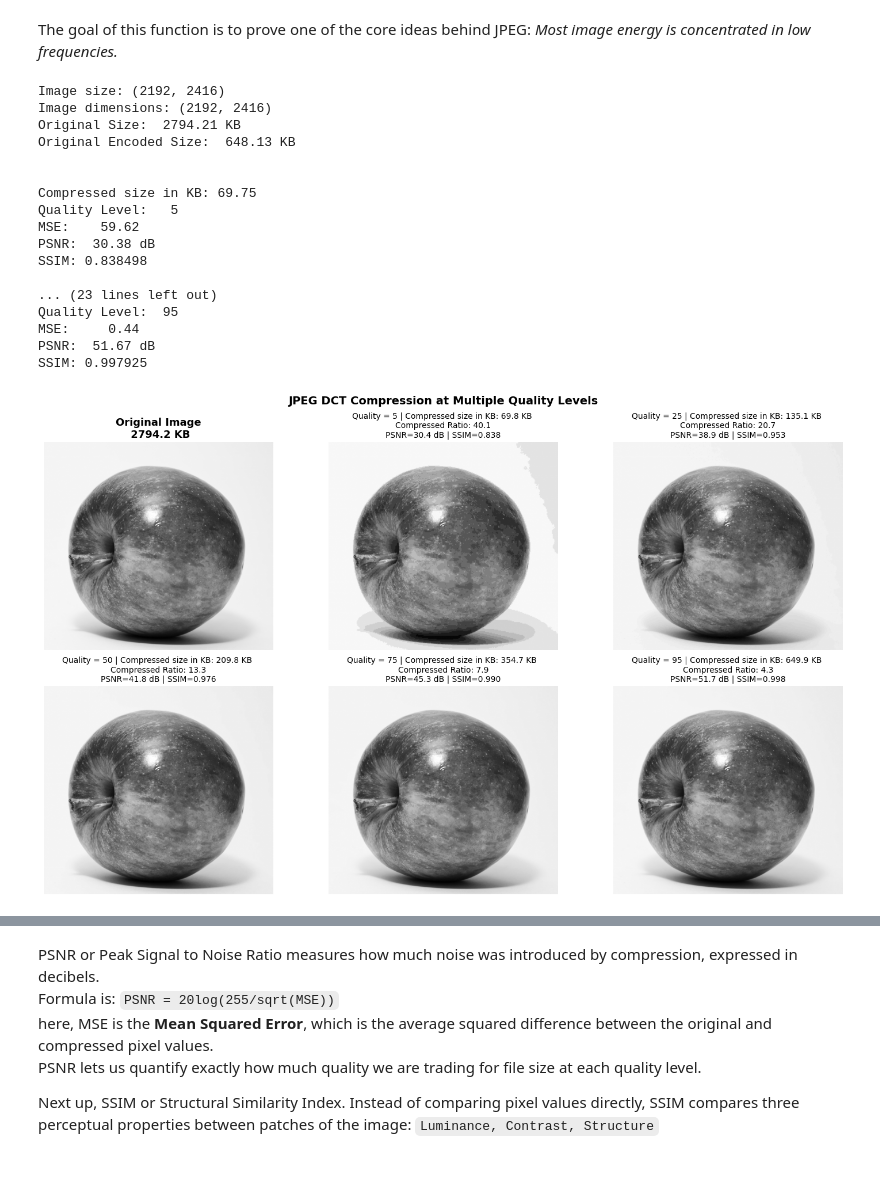
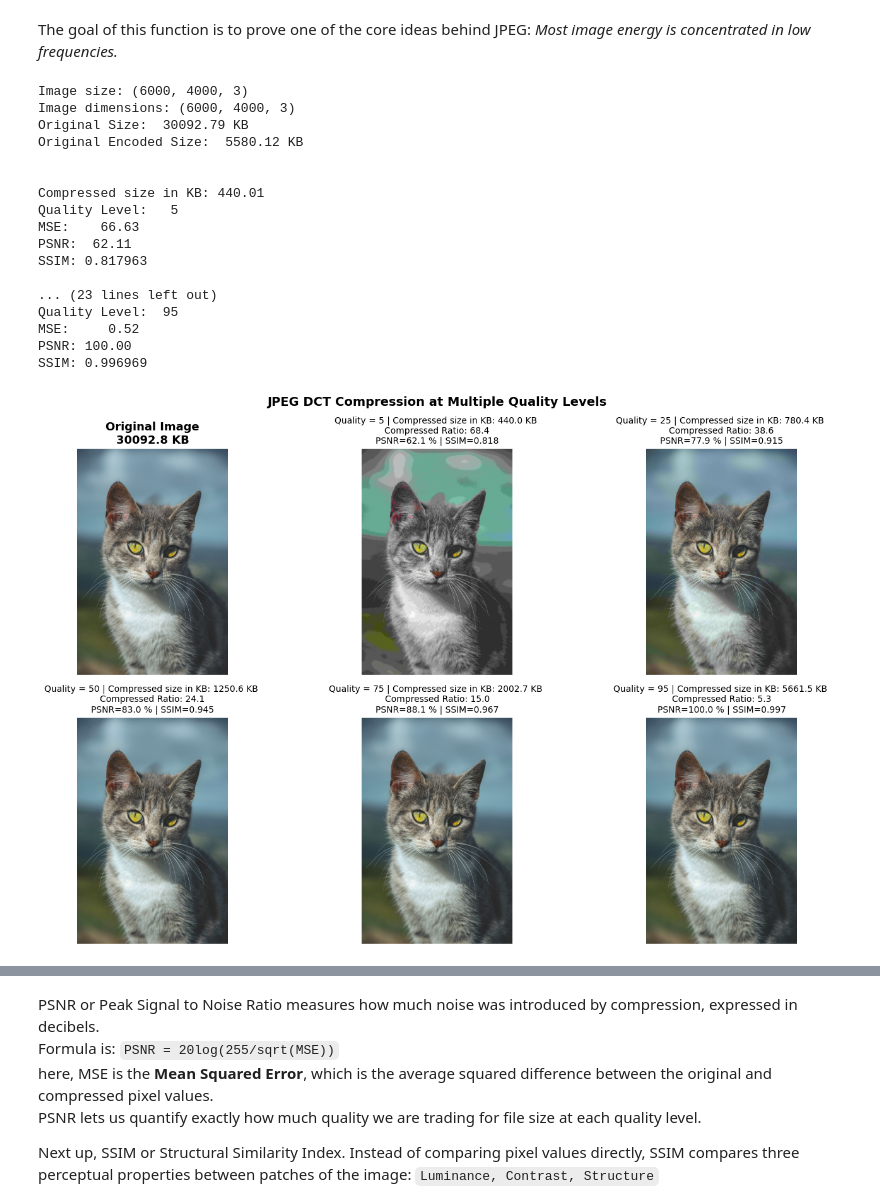
Before and after one commit to nuixyz/jpeg_compression_study, a Jupyter notebook: compressor.ipynb, the cells around one changed output, grey strips where cells are left out. Saved outputs shown, nothing was run; the diff lists cells and outputs as text; code cells hidden in the pictures; blank space fills up the shorter version.

```diff
--- a/compressor.ipynb
+++ b/compressor.ipynb
@@ -77,14 +99,15 @@ def compute_size(img_array, quality=95):
 # %%
-image = cv2.imread("images/sample.png", cv2.IMREAD_GRAYSCALE)
+image = cv2.imread("images/cat.png", cv2.IMREAD_COLOR)
 if image is None:
-  print("Image not found.")
-  exit()
+    print("Image not found.")
+    exit()
+image = cv2.cvtColor(image, cv2.COLOR_BGR2YCrCb)
 
-h, w = image.shape
+h, w = image.shape[:2]
 image = image[:h - h % 8, :w - w % 8]
 print(f"Image size: {image.shape}")
 
-original_size = os.path.getsize("images/sample.jpg") / 1024
+original_size = os.path.getsize("images/cat.png") / 1024
 original_encoded = compute_size(image)
 print(f"Image dimensions: {image.shape}")
 print(f"Original Size: {original_size: .2f} KB")
@@ -94,60 +117,71 @@ quality_levels = [5, 25, 50, 75, 95]
 results = []
 
 for q in quality_levels:
-  qm = get_quantization_matrix(q)
-  comp = process_image_dct(image, qm)
-  mse, psnr, ssim_score = compute_metrics(image, comp)
+  comp = process_ycbcr(image, q)
+
+  comp_bgr = cv2.cvtColor(comp, cv2.COLOR_YCrCb2BGR)
+  orig_bgr = cv2.cvtColor(image, cv2.COLOR_YCrCb2BGR)
+
+  mse, psnr_percent, ssim_score = compute_metrics(
+  cv2.split(image)[0],
+  cv2.split(comp)[0]
+  )
+
+  # mse, psnr, ssim_score = compute_metrics(image, comp)
+  mse, psnr_percent, ssim_score = compute_metrics(cv2.split(image)[0], cv2.split(comp)[0])
   comp_kb = compute_size(comp, quality=q)
   ratio = original_size / comp_kb
-  results.append((q, comp, mse, psnr, ssim_score, comp_kb, ratio))
+  results.append((q, comp, mse, psnr_percent, ssim_score, comp_kb, ratio))
 
   print("\n")
   print(f"Compressed size in KB: {comp_kb:3.2f}")
   print(f"Quality Level: {q:3d}")
   print(f"MSE: {mse:8.2f}")
-  print(f"PSNR: {psnr:6.2f} dB")
+  print(f"PSNR: {psnr_percent:6.2f}")
   print(f"SSIM: {ssim_score:4f}")
 # %% [output]
-Image size: (2192, 2416)
-Image dimensions: (2192, 2416)
-Original Size:  2794.21 KB
-Original Encoded Size:  648.13 KB
+Image size: (6000, 4000, 3)
+Image dimensions: (6000, 4000, 3)
+Original Size:  30092.79 KB
+Original Encoded Size:  5580.12 KB
 
 
-Compressed size in KB: 69.75
+Compressed size in KB: 440.01
 Quality Level:   5
-MSE:    59.62
-PSNR:  30.38 dB
-SSIM: 0.838498
+MSE:    66.63
+PSNR:  62.11
+SSIM: 0.817963
 
 ... (23 lines left out)
 Quality Level:  95
-MSE:     0.44
-PSNR:  51.67 dB
-SSIM: 0.997925
+MSE:     0.52
+PSNR: 100.00
+SSIM: 0.996969
 # %%
 fig, axes = plt.subplots(2, 3, figsize=(15, 9))
 axes = axes.flatten()
 
-axes[0].imshow(image, cmap='gray')
-axes[0].set_title(f"Original Image\n{original_size: .1f} KB", fontsize=13, fontweight='bold')
+orig_bgr = cv2.cvtColor(image, cv2.COLOR_YCrCb2BGR)
+axes[0].imshow(orig_bgr[:,:,::-1])
+axes[0].set_title(f"Original Image\n{original_size:.1f} KB", fontsize=13, fontweight='bold')
 axes[0].axis("off")
 
-for idx, (q, comp, mse, psnr, ssim_score, comp_kb, ratio) in enumerate(results, start=1):
-  axes[idx].imshow(comp, cmap='gray')
+for idx, (q, comp, mse, psnr_percent, ssim_score, comp_kb, ratio) in enumerate(results, start=1):
+  comp_rgb = cv2.cvtColor(comp, cv2.COLOR_YCrCb2BGR)[:,:,::-1]
+  axes[idx].imshow(comp_rgb)
   axes[idx].set_title(
-    f"Quality = {q} | Compressed size in KB: {comp_kb:.1f} KB \nCompressed Ratio: {ratio:.1f}\nPSNR={psnr:.1f} dB | SSIM={ssim_score:.3f}",
+    f"Quality = {q} | Compressed size in KB: {comp_kb:.1f} KB \nCompressed Ratio: {ratio:.1f}\nPSNR={psnr_percent:.1f} % | SSIM={ssim_score:.3f}",
     fontsize=10
   )
   axes[idx].axis("off")
 
 plt.suptitle("JPEG DCT Compression at Multiple Quality Levels", fontsize=14, fontweight='bold')
 plt.tight_layout()
 # plt.savefig("compression_comparison.png", dpi=150)
 plt.show()
 # print(results)
 # %% [output]
-[figure, old version]
+[figure, new version]
 # %%
 fig, ax = plt.subplots(figsize=(9, 5))
 
```
Also changed, not shown: parts of 6 cells of this notebook, 10 other files.
